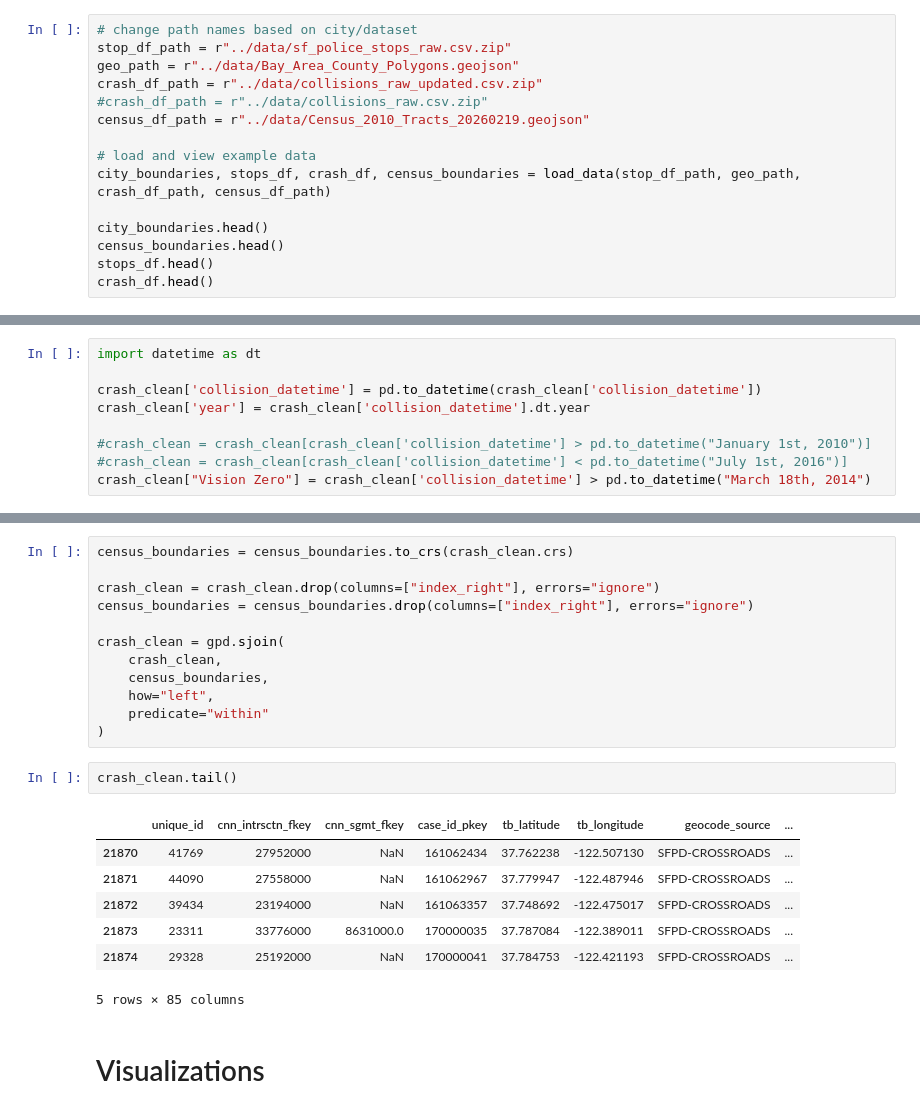
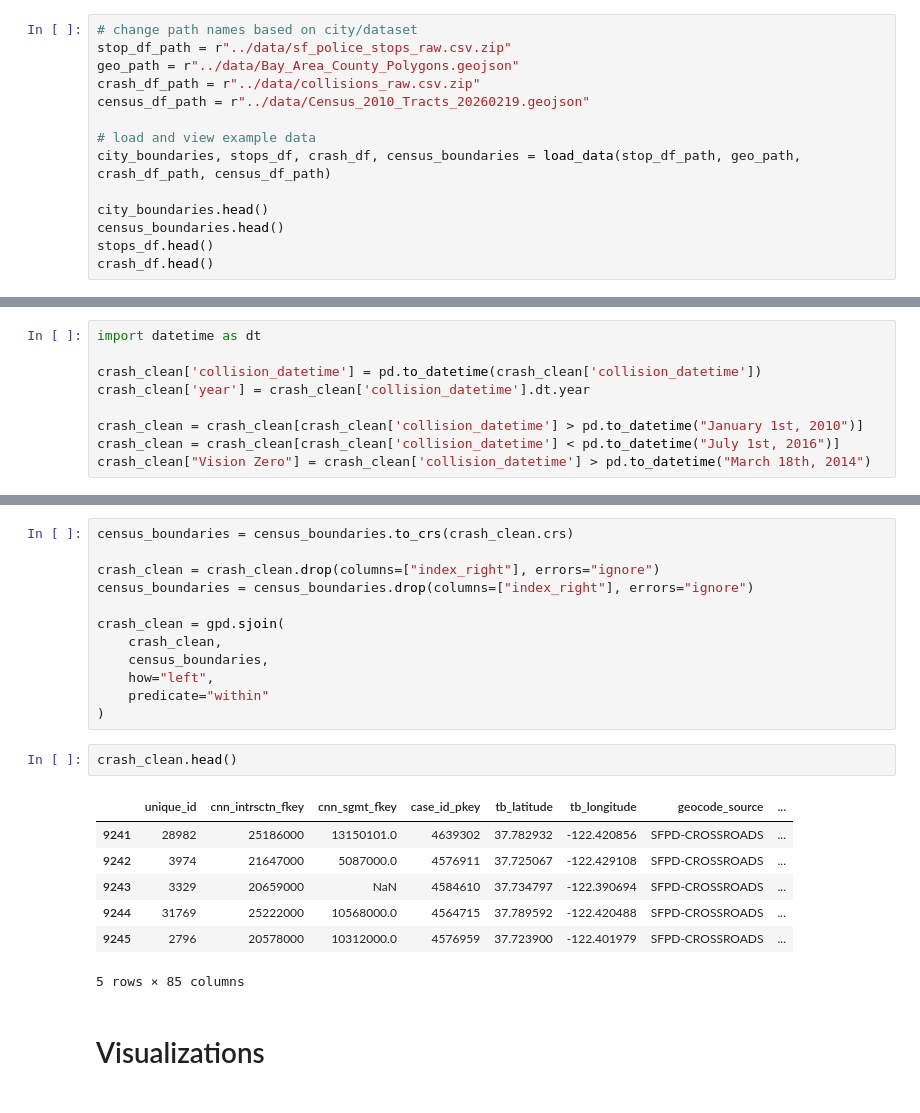
Before and after one commit to utexas-SDS-357/sds357-project-sp26-con-founders, a Jupyter notebook: Preprocessing/sf_analysis.ipynb, the cells around one changed output, grey strips where cells are left out. Cells and saved outputs as stored; diff of their text form.

```diff
--- a/Preprocessing/sf_analysis.ipynb
+++ b/Preprocessing/sf_analysis.ipynb
@@ -77,8 +77,7 @@ def load_data(stop_path, geo_path, crash_path, census_path):
 # change path names based on city/dataset
 stop_df_path = r"../data/sf_police_stops_raw.csv.zip"
 geo_path = r"../data/Bay_Area_County_Polygons.geojson"
-crash_df_path = r"../data/collisions_raw_updated.csv.zip"
-#crash_df_path = r"../data/collisions_raw.csv.zip"
+crash_df_path = r"../data/collisions_raw.csv.zip"
 census_df_path = r"../data/Census_2010_Tracts_20260219.geojson"
 
 # load and view example data
@@ -416,6 +412,6 @@ import datetime as dt
 crash_clean['collision_datetime'] = pd.to_datetime(crash_clean['collision_datetime'])
 crash_clean['year'] = crash_clean['collision_datetime'].dt.year
 
-#crash_clean = crash_clean[crash_clean['collision_datetime'] > pd.to_datetime("January 1st, 2010")]
-#crash_clean = crash_clean[crash_clean['collision_datetime'] < pd.to_datetime("July 1st, 2016")]
+crash_clean = crash_clean[crash_clean['collision_datetime'] > pd.to_datetime("January 1st, 2010")]
+crash_clean = crash_clean[crash_clean['collision_datetime'] < pd.to_datetime("July 1st, 2016")]
 crash_clean["Vision Zero"] = crash_clean['collision_datetime'] > pd.to_datetime("March 18th, 2014")
@@ -440,14 +448,14 @@ crash_clean = gpd.sjoin(
     predicate="within"
 )
 # %%
-crash_clean.tail()
+crash_clean.head()
 # %% [output]
 |  | unique_id | cnn_intrsctn_fkey | cnn_sgmt_fkey | case_id_pkey | tb_latitude | tb_longitude | geocode_source | ... |
-| 21870 | 41769 | 27952000 | NaN | 161062434 | 37.762238 | -122.507130 | SFPD-CROSSROADS | ... |
-| 21871 | 44090 | 27558000 | NaN | 161062967 | 37.779947 | -122.487946 | SFPD-CROSSROADS | ... |
-| 21872 | 39434 | 23194000 | NaN | 161063357 | 37.748692 | -122.475017 | SFPD-CROSSROADS | ... |
-| 21873 | 23311 | 33776000 | 8631000.0 | 170000035 | 37.787084 | -122.389011 | SFPD-CROSSROADS | ... |
-| 21874 | 29328 | 25192000 | NaN | 170000041 | 37.784753 | -122.421193 | SFPD-CROSSROADS | ... |
+| 9241 | 28982 | 25186000 | 13150101.0 | 4639302 | 37.782932 | -122.420856 | SFPD-CROSSROADS | ... |
+| 9242 | 3974 | 21647000 | 5087000.0 | 4576911 | 37.725067 | -122.429108 | SFPD-CROSSROADS | ... |
+| 9243 | 3329 | 20659000 | NaN | 4584610 | 37.734797 | -122.390694 | SFPD-CROSSROADS | ... |
+| 9244 | 31769 | 25222000 | 10568000.0 | 4564715 | 37.789592 | -122.420488 | SFPD-CROSSROADS | ... |
+| 9245 | 2796 | 20578000 | 10312000.0 | 4576959 | 37.723900 | -122.401979 | SFPD-CROSSROADS | ... |
 5 rows × 85 columns
 # %% [markdown]
 # Visualizations
```
Also changed, not shown: parts of 11 cells of this notebook.
